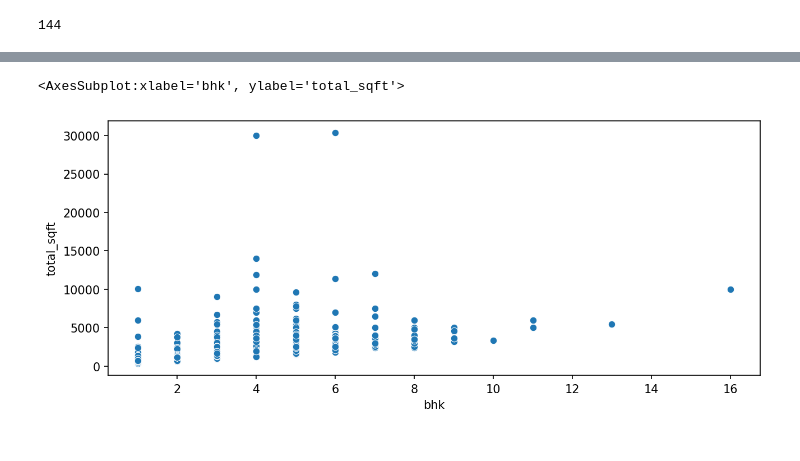
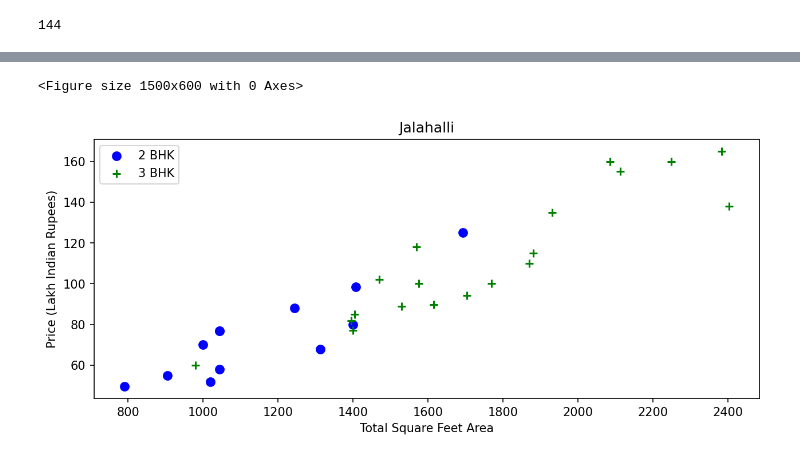
Before and after one commit to allan-mathews/Kaggle-Projects, a Jupyter notebook: bengaluru_house_pricing.ipynb, the cells around one changed output, grey strips where cells are left out. Saved outputs shown, nothing was run; the diff lists cells and outputs as text; code cells hidden in the pictures.

```diff
--- a/bengaluru_house_pricing.ipynb
+++ b/bengaluru_house_pricing.ipynb
@@ -233,0 +230,14 @@ sns.scatterplot(data=df5,x='bhk',y='total_sqft')
+# %%
+import random
+def plot_scatter_chart(df,location,x,y):
+    df6 = df[(df.location==location)]
+    plt.figure(figsize=(10,4),dpi=150)
+    sns.scatterplot(data=df6,x=x,y=y)
+    plt.title(location)
+    plt.legend()
+
+plot_scatter_chart(df5,"Rajaji Nagar")
+for i in range(5):
+    plot_scatter_chart(df5,locationlist[random.randint(0,len(locationlist)-1)],"bhk","total_sqft")
+
+    plt.show()
@@ -233,0 +246,12 @@ sns.scatterplot(data=df5,x='bhk',y='total_sqft')
+# %%
+import random
+def plot_scatter_chart(df,location):
+    bhk2 = df[(df.location==location) & (df.bhk==2)]
+    bhk3 = df[(df.location==location) & (df.bhk==3)]
+    plt.figure(figsize=(10,4),dpi=150)
+    plt.scatter(bhk2.total_sqft,bhk2.price,color='blue',label='2 BHK', s=50)
+    plt.scatter(bhk3.total_sqft,bhk3.price,marker='+', color='green',label='3 BHK', s=50)
+    plt.xlabel("Total Square Feet Area")
+    plt.ylabel("Price (Lakh Indian Rupees)")
+    plt.title(location)
+    plt.legend()
@@ -234,15 +265,18 @@ sns.scatterplot(data=df5,x='bhk',y='total_sqft')
 # %%
 def remove_pps_outliers(df):
     df_out = pd.DataFrame()
     for key, subdf in df.groupby('location'):
+        # Standard Deviation Method
         m = np.mean(subdf.price_per_sqrft)
         st = np.std(subdf.price_per_sqrft)
         reduced_df = subdf[(subdf.price_per_sqrft>(m-st)) & (subdf.price_per_sqrft<=(m+st))]
         df_out = pd.concat([df_out,reduced_df],ignore_index=True)
     return df_out
 df6 = remove_pps_outliers(df5)
 plt.figure(figsize=(10,4),dpi=150)
-sns.scatterplot(data=df6,x='bhk',y='total_sqft')
+# sns.scatterplot(data=df6,x='bhk',y='total_sqft')
+# sns.boxplot(data=df6,x='bhk',y='total_sqft')
+plot_scatter_chart(df6,"Jalahalli")
 # %% [output]
-<AxesSubplot:xlabel='bhk', ylabel='total_sqft'>
+<Figure size 1500x600 with 0 Axes>
-[figure, old version]
+[figure, new version]
```
Also changed, not shown: parts of 4 cells of this notebook.
